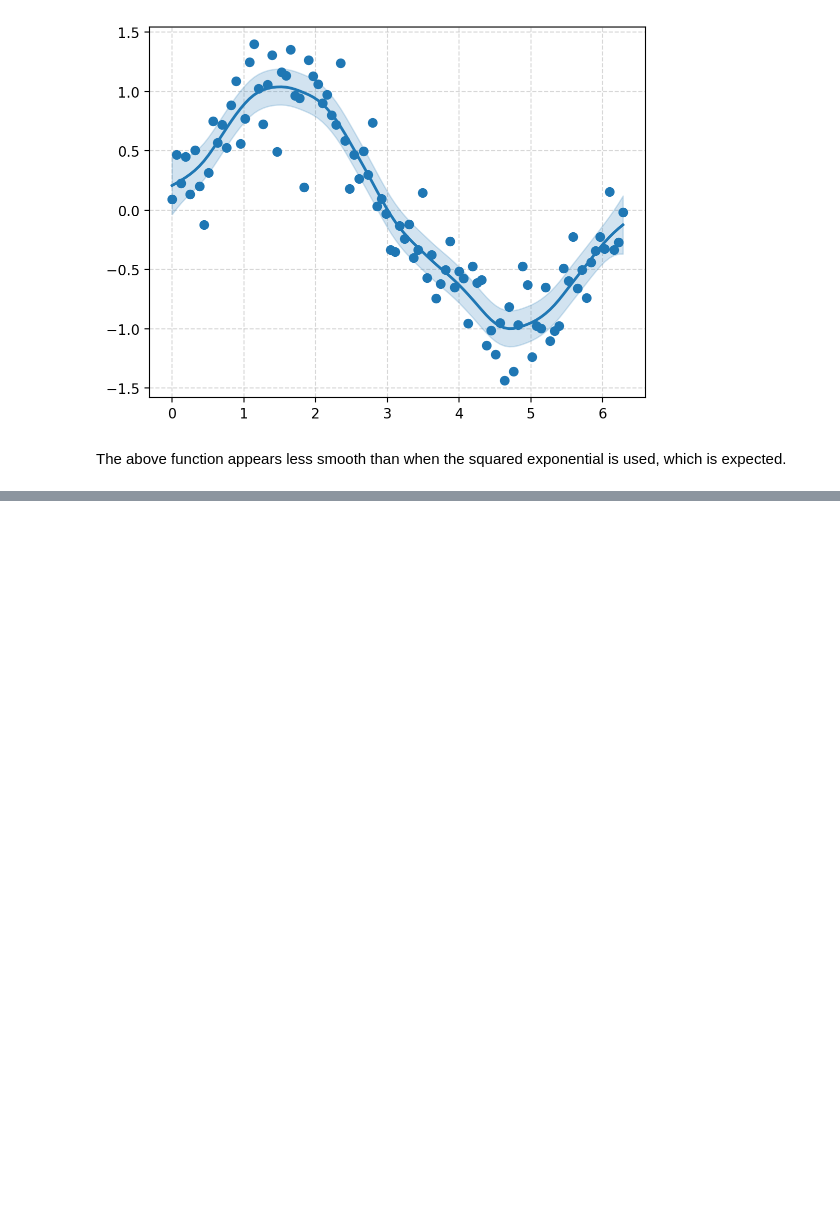
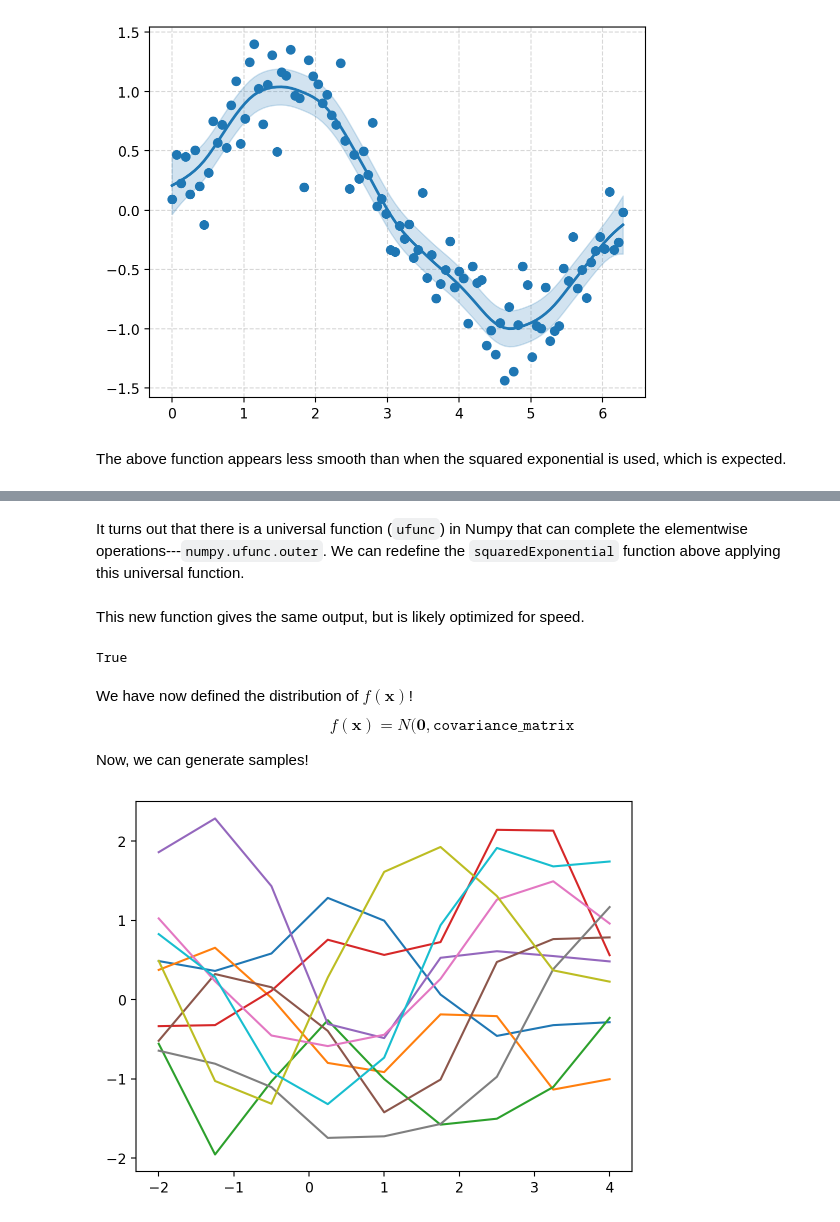
Before and after one commit to mazin-abdelghany/phd-bayesopt-esd, a Jupyter notebook: 2025-12_Week-6/2025-12-4_GP-regression_week-6.ipynb, the cells around one changed output, grey strips where cells are left out. Cells and saved outputs as stored; diff of their text form; code cells hidden in the pictures; blank space fills up the shorter version.

```diff
--- a/2025-12_Week-6/2025-12-4_GP-regression_week-6.ipynb
+++ b/2025-12_Week-6/2025-12-4_GP-regression_week-6.ipynb
@@ -541,0 +831,35 @@ The above function appears less smooth than when the squared exponential is used
+# %% [markdown]
+It turns out that there is a universal function (`ufunc`) in Numpy that can complete the elementwise operations---``numpy.ufunc.outer``. We can redefine the `squaredExponential` function above applying this universal function.
+# %%
+def squaredExponential(x, x_prime, signal_variance, length_scale):
+    return signal_variance**2 * np.exp( -( np.subtract.outer(x, x_prime)**2 / (2 * length_scale**2) ) )
+# %%
+covariance_matrix = squaredExponential(x, x, signal_variance=1, length_scale=1)
+# %% [markdown]
+This new function gives the same output, but is likely optimized for speed.
+# %%
+np.array_equal(z, covariance_matrix)
+# %% [output]
+True
+# %% [markdown]
+We have now defined the distribution of $f(\mathbf{x})$!
+$$
+f(\mathbf{x}) = N(\mathbf{0}, \texttt{covariance\_matrix}
+$$
+
+
+Now, we can generate samples!
+# %%
+# define a multivariate normal as above
+f = tfd.MultivariateNormalTriL(
+    loc = np.zeros(len(x)), scale_tril=tf.linalg.cholesky(covariance_matrix)
+)
+# %%
+# draw 10 samples from it
+f_samples = f.sample(10)
+# %%
+# plot them
+for i in range(f_samples.shape[0]):
+    plt.plot(x, f_samples[i])
+# %% [output]
+[figure, added]
```
Also changed, not shown: parts of 40 cells of this notebook.
